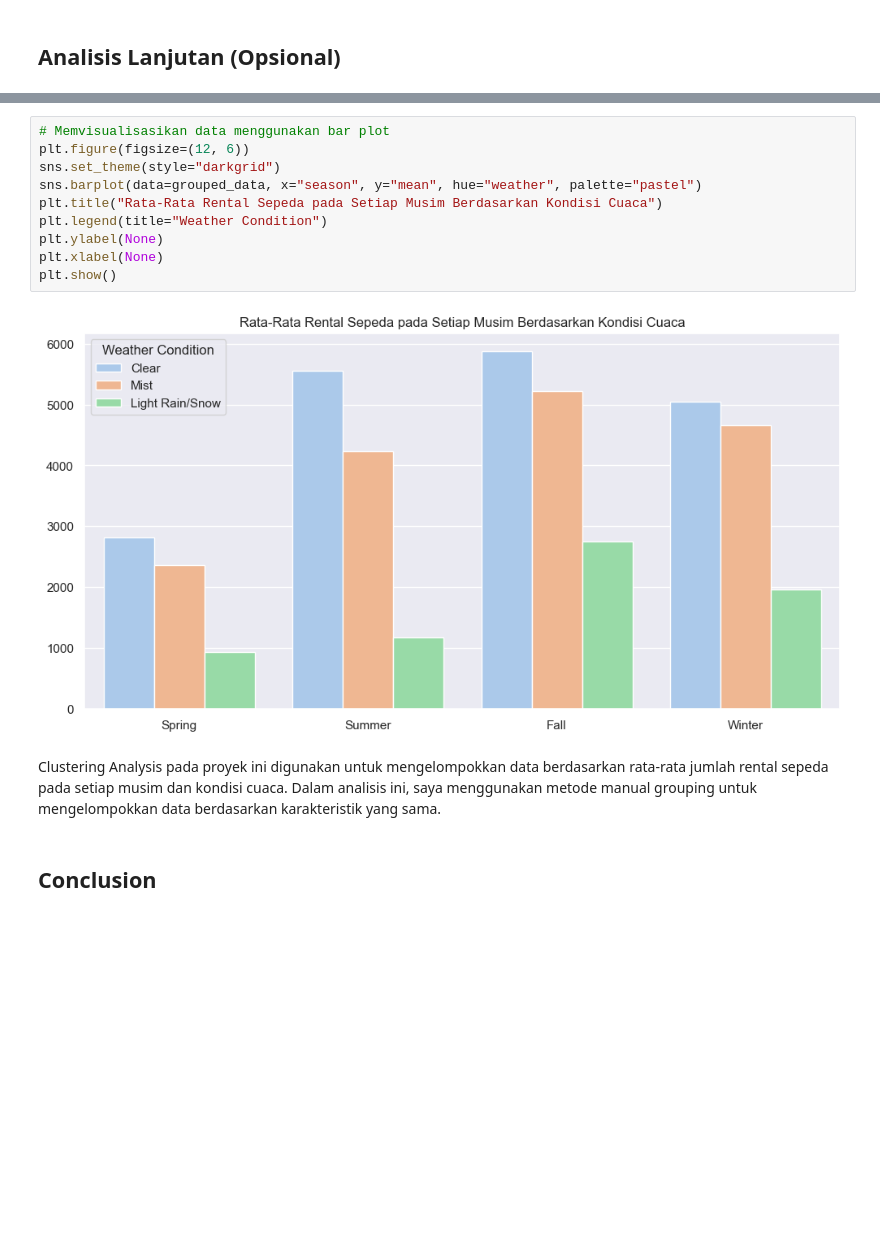
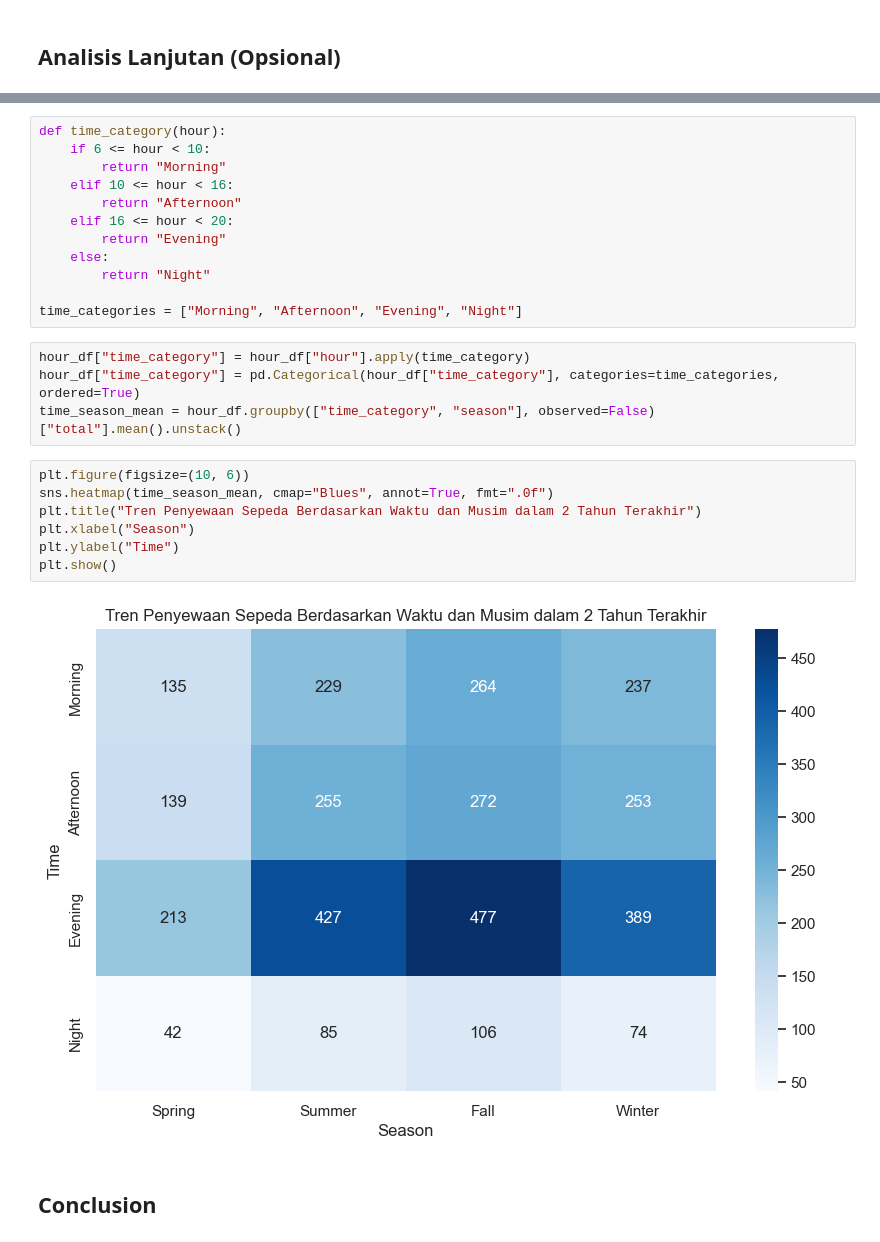
Before and after one commit to noxzym/bike-sharing-dicoding-data-analyst, a Jupyter notebook: notebook.ipynb, the cells around one changed output, grey strips where cells are left out. Saved outputs shown, nothing was run; the diff lists cells and outputs as text; blank space fills up the shorter version.

```diff
--- a/notebook.ipynb
+++ b/notebook.ipynb
@@ -611,16 +624,27 @@ grouped_data
-# %%
-# Memvisualisasikan data menggunakan bar plot
-plt.figure(figsize=(12, 6))
-sns.set_theme(style="darkgrid")
-sns.barplot(data=grouped_data, x="season", y="mean", hue="weather", palette="pastel")
-plt.title("Rata-Rata Rental Sepeda pada Setiap Musim Berdasarkan Kondisi Cuaca")
-plt.legend(title="Weather Condition")
-plt.ylabel(None)
-plt.xlabel(None)
-plt.show()
-# %% [output]
-[figure, removed]
-# %% [markdown]
-Clustering Analysis pada proyek ini digunakan untuk mengelompokkan data berdasarkan rata-rata jumlah rental sepeda pada setiap musim dan kondisi cuaca. Dalam analisis ini, saya menggunakan metode manual grouping untuk mengelompokkan data berdasarkan karakteristik yang sama.
+# %%
+def time_category(hour):
+    if 6 <= hour < 10:
+        return "Morning"
+    elif 10 <= hour < 16:
+        return "Afternoon"
+    elif 16 <= hour < 20:
+        return "Evening"
+    else:
+        return "Night"
+
+time_categories = ["Morning", "Afternoon", "Evening", "Night"]
+# %%
+hour_df["time_category"] = hour_df["hour"].apply(time_category)
+hour_df["time_category"] = pd.Categorical(hour_df["time_category"], categories=time_categories, ordered=True)
+time_season_mean = hour_df.groupby(["time_category", "season"], observed=False)["total"].mean().unstack()
+# %%
+plt.figure(figsize=(10, 6))
+sns.heatmap(time_season_mean, cmap="Blues", annot=True, fmt=".0f")
+plt.title("Tren Penyewaan Sepeda Berdasarkan Waktu dan Musim dalam 2 Tahun Terakhir")
+plt.xlabel("Season")
+plt.ylabel("Time")
+plt.show()
+# %% [output]
+[figure, added]
 # %% [markdown]
 ## Conclusion
```
Also changed, not shown: parts of 24 cells of this notebook, 3 other files.
